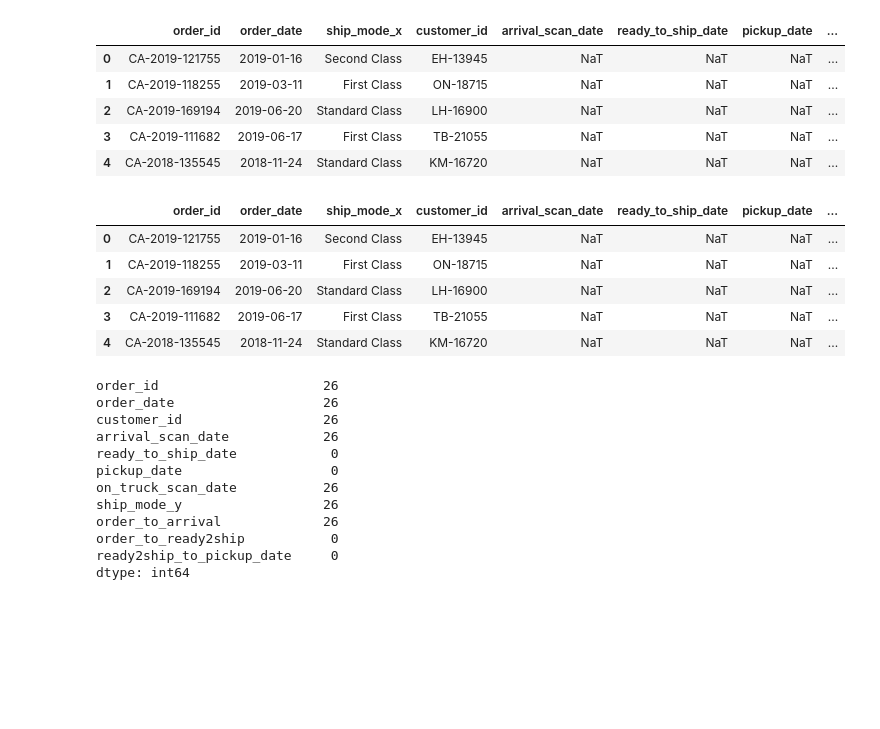
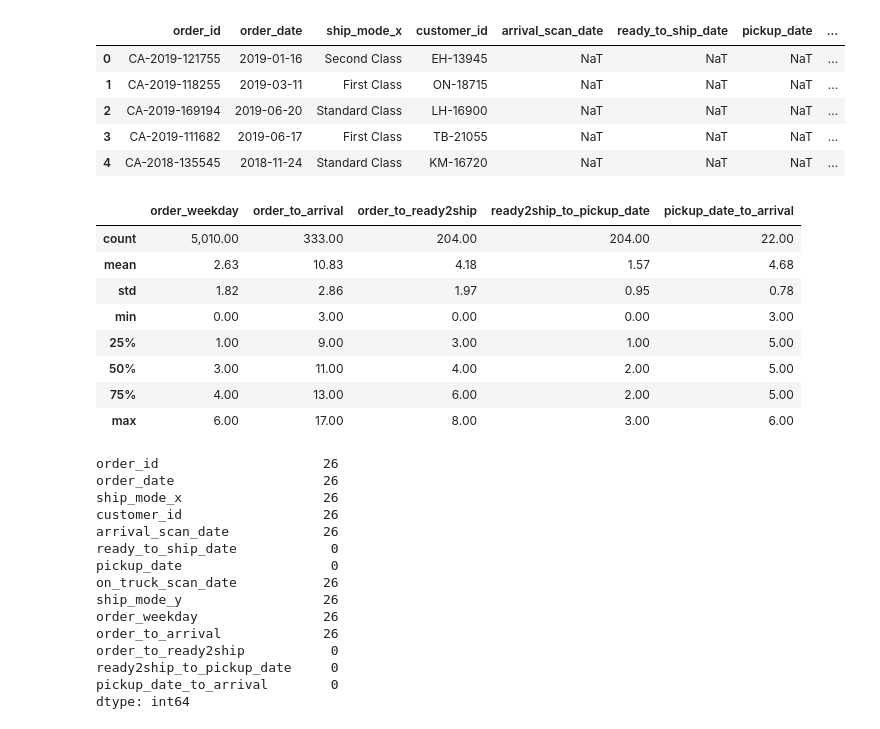
Before and after one commit to cophi-dev/EDA_muesli_group1, a Jupyter notebook: EDA_phillipp.ipynb, the cells around one changed output. Drawn from its saved outputs; the diff is of its cells as text; code cells hidden in the pictures; blank space fills up the shorter version.

```diff
--- a/EDA_phillipp.ipynb
+++ b/EDA_phillipp.ipynb
@@ -345,8 +364,9 @@ final_dataset['arrival_scan_date'] = pd.to_datetime(final_dataset['arrival_scan_
 final_dataset['ready_to_ship_date'] = pd.to_datetime(final_dataset['ready_to_ship_date'], format='%d/%m/%Y')
 final_dataset['pickup_date'] = pd.to_datetime(final_dataset['pickup_date'], format='%d/%m/%Y')
 final_dataset['on_truck_scan_date'] = pd.to_datetime(final_dataset['on_truck_scan_date'], format='%d/%m/%Y')
+final_dataset["order_weekday"]= final_dataset["order_date_x"].dt.dayofweek
+final_dataset.info()
 final_dataset.head()
-final_dataset.info()
 # %% [output]
 <class 'pandas.core.frame.DataFrame'>
 Int64Index: 5010 entries, 0 to 5009
@@ -370,8 +397,8 @@ memory usage: 430.5+ KB
 final_dataset["delta_order_date"] = final_dataset["order_date_x"] - final_dataset["order_date_y"]
 final_dataset.delta_order_date.describe()
 # Yes, they are -> 0 days time difference for all entries
-# drop one order date column and ship_mode_y as ship_mode_x has less non-null cells
-final_dataset.drop(["order_date_y", "delta_order_date", "ship_mode_y"], axis=1, inplace=True)
+# drop one order date column and ship_mode_y as ship_mode_x has less non-null cells -> ship_mode_x not deleted yet for traceability
+final_dataset.drop(["order_date_y", "delta_order_date"], axis=1, inplace=True)
 # rename column
 final_dataset.rename(columns={"order_date_x": "order_date"}, inplace=True)
 
@@ -387,19 +414,23 @@ final_dataset.head()
 # %%
 # Calculate actual day in process phases
 final_dataset["order_to_arrival"] = (final_dataset["arrival_scan_date"] - final_dataset["order_date"]).dt.days
 final_dataset["order_to_ready2ship"] = (final_dataset["ready_to_ship_date"] - final_dataset["order_date"]).dt.days
 final_dataset["ready2ship_to_pickup_date"] = (final_dataset["pickup_date"] - final_dataset["ready_to_ship_date"]).dt.days
+final_dataset["pickup_date_to_arrival"] = (final_dataset["arrival_scan_date"] - final_dataset["pickup_date"]).dt.days
 
 
-final_dataset.describe()
-final_dataset.head()
+display(final_dataset.describe())
+#final_dataset.head()
 # %% [output]
-|  | order_id | order_date | ship_mode_x | customer_id | arrival_scan_date | ready_to_ship_date | pickup_date | ... |
-| 0 | CA-2019-121755 | 2019-01-16 | Second Class | EH-13945 | NaT | NaT | NaT | ... |
-| 1 | CA-2019-118255 | 2019-03-11 | First Class | ON-18715 | NaT | NaT | NaT | ... |
-| 2 | CA-2019-169194 | 2019-06-20 | Standard Class | LH-16900 | NaT | NaT | NaT | ... |
-| 3 | CA-2019-111682 | 2019-06-17 | First Class | TB-21055 | NaT | NaT | NaT | ... |
-| 4 | CA-2018-135545 | 2018-11-24 | Standard Class | KM-16720 | NaT | NaT | NaT | ... |
+|  | order_weekday | order_to_arrival | order_to_ready2ship | ready2ship_to_pickup_date | pickup_date_to_arrival |
+| count | 5,010.00 | 333.00 | 204.00 | 204.00 | 22.00 |
+| mean | 2.63 | 10.83 | 4.18 | 1.57 | 4.68 |
+| std | 1.82 | 2.86 | 1.97 | 0.95 | 0.78 |
+| min | 0.00 | 3.00 | 0.00 | 0.00 | 3.00 |
+| 25% | 1.00 | 9.00 | 3.00 | 1.00 | 5.00 |
+| 50% | 3.00 | 11.00 | 4.00 | 2.00 | 5.00 |
+| 75% | 4.00 | 13.00 | 6.00 | 2.00 | 5.00 |
+| max | 6.00 | 17.00 | 8.00 | 3.00 | 6.00 |
 # %%
 final_dataset.query("order_to_arrival > 14").count()
 # 26 order of 333 existing entries take
@@ -407,13 +438,16 @@ final_dataset.query("order_to_arrival > 14").count()
 # %% [output]
 order_id                     26
 order_date                   26
+ship_mode_x                  26
 customer_id                  26
 arrival_scan_date            26
 ready_to_ship_date            0
 pickup_date                   0
 on_truck_scan_date           26
 ship_mode_y                  26
+order_weekday                26
 order_to_arrival             26
 order_to_ready2ship           0
 ready2ship_to_pickup_date     0
+pickup_date_to_arrival        0
 dtype: int64
```
Also changed, not shown: parts of 14 cells of this notebook.
